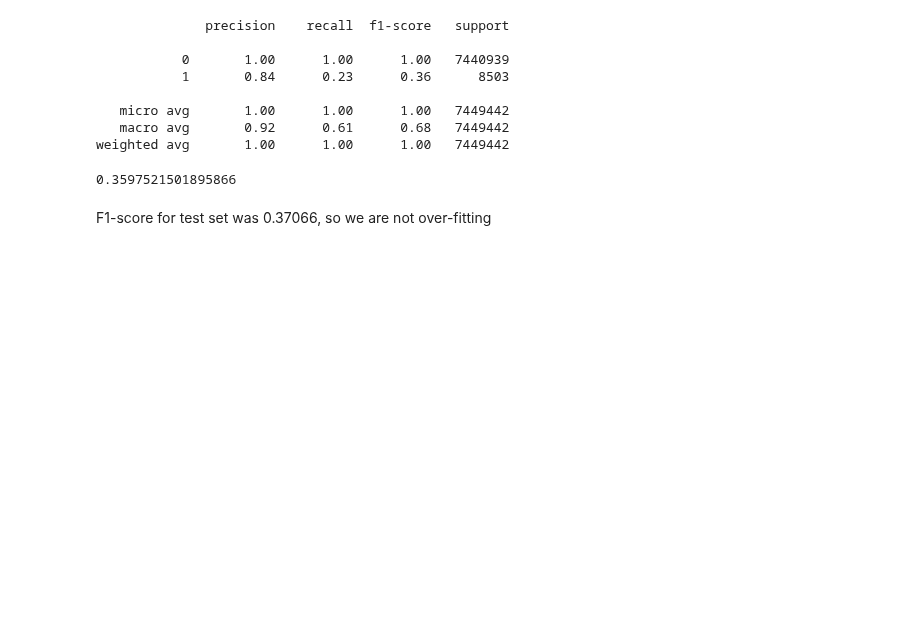
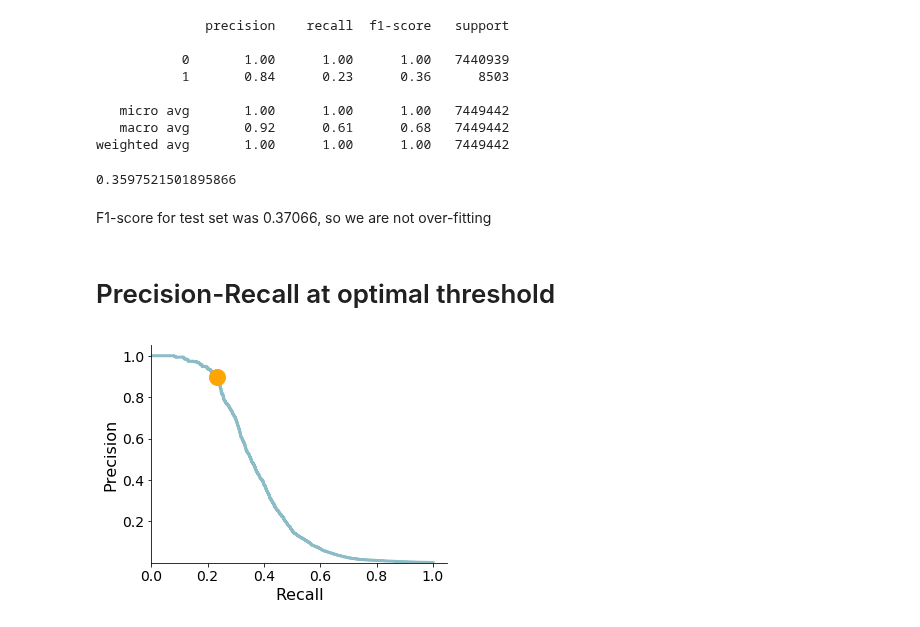
Before and after one commit to kbfreder/phishing-urls, a Jupyter notebook: notebooks/06-model_eval.ipynb, the cells around one changed output. Drawn from its saved outputs; the diff is of its cells as text; code cells hidden in the pictures; blank space fills up the shorter version.

```diff
--- a/notebooks/06-model_eval.ipynb
+++ b/notebooks/06-model_eval.ipynb
@@ -99,5 +104,5 @@ For this, we need the probabilities of the positive class (phishing)
 # %%
-prec, rec = u.plot_prec_recall_curve(y_true, y_proba, pos_label='phishing')
+prec, rec, thr = u.plot_prec_recall_curve(y_true, y_proba, pos_label='phishing')
 # %% [output]
 [figure]
 # %% [markdown]
@@ -274,3 +279,32 @@ f1_score(y_train_enc, y_pred_train)
 0.3597521501895866
 # %% [markdown]
 F1-score for test set was 0.37066, so we are not over-fitting
+# %% [markdown]
+# Precision-Recall at optimal threshold
+# %%
+thr_opt = 0.2
+
+opt_idx = np.argwhere(thr > thr_opt)[0]
+prec_opt = prec[opt_idx]
+rec_opt = rec[opt_idx]
+
+fig = plt.figure(figsize=(5.3,4))
+
+ax = fig.add_subplot(111)
+
+plt.plot(rec, prec, label="", color='#70ADBA', lw=3, alpha=.8)
+
+plt.xlim([-0.0, 1.05])
+plt.ylim([-0.0, 1.05])
+plt.yticks([0.2, 0.4, 0.6, 0.8, 1.0],labels=["0.2", "0.4","0.6","0.8","1.0"],fontsize=14)
+
+plt.plot(rec_opt, prec_opt, color='orange', marker='o', markersize=16)
+
+plt.xlabel('Recall', fontsize=16)
+plt.ylabel('Precision', fontsize=16)
+plt.xticks(fontsize=14)
+plt.yticks(fontsize=14)
+ax.spines['right'].set_visible(False)
+ax.spines['top'].set_visible(False);
+# %% [output]
+[figure, added]
```
Also changed, not shown: parts of 3 cells of this notebook, 5 other files.
